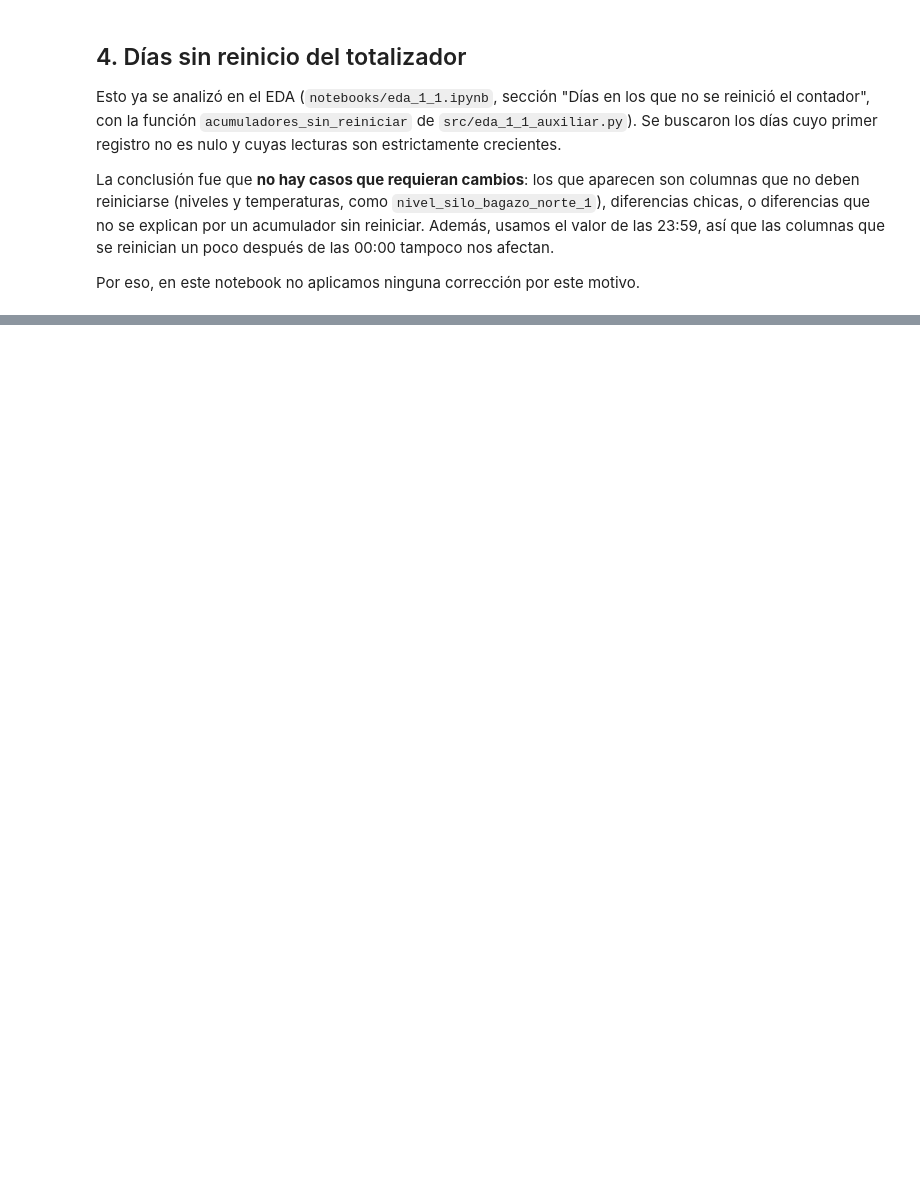
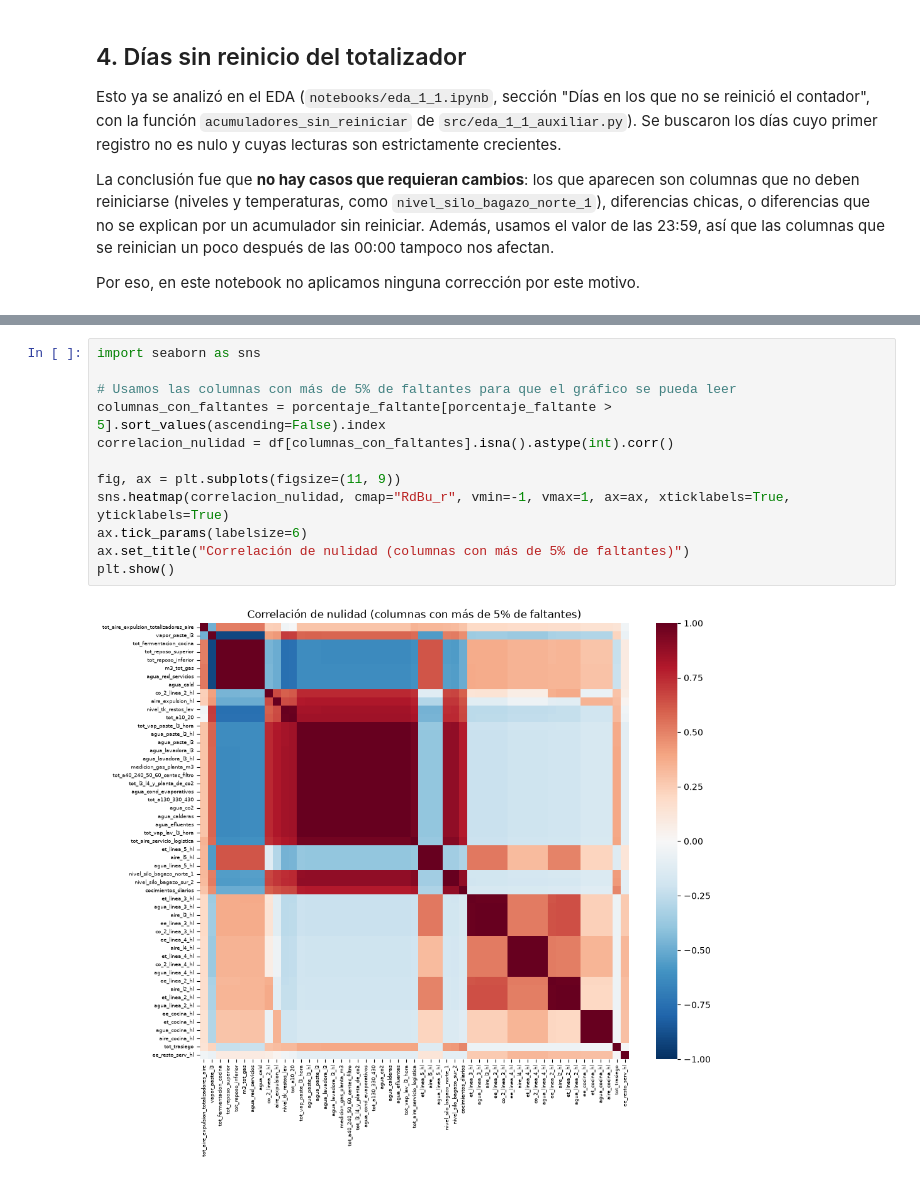
Before and after one commit to franbaudra/cervecera, a Jupyter notebook: notebooks/preprocesamiento.ipynb, the cells around one changed output, grey strips where cells are left out. Cells and saved outputs as stored; diff of their text form; blank space fills up the shorter version.

```diff
--- a/notebooks/preprocesamiento.ipynb
+++ b/notebooks/preprocesamiento.ipynb
@@ -586,0 +725,14 @@ Por eso, en este notebook no aplicamos ninguna corrección por este motivo.
+# %%
+import seaborn as sns
+
+# Usamos las columnas con más de 5% de faltantes para que el gráfico se pueda leer
+columnas_con_faltantes = porcentaje_faltante[porcentaje_faltante > 5].sort_values(ascending=False).index
+correlacion_nulidad = df[columnas_con_faltantes].isna().astype(int).corr()
+
+fig, ax = plt.subplots(figsize=(11, 9))
+sns.heatmap(correlacion_nulidad, cmap="RdBu_r", vmin=-1, vmax=1, ax=ax, xticklabels=True, yticklabels=True)
+ax.tick_params(labelsize=6)
+ax.set_title("Correlación de nulidad (columnas con más de 5% de faltantes)")
+plt.show()
+# %% [output]
+[figure, added]
```
Also changed, not shown: parts of 51 cells of this notebook.
